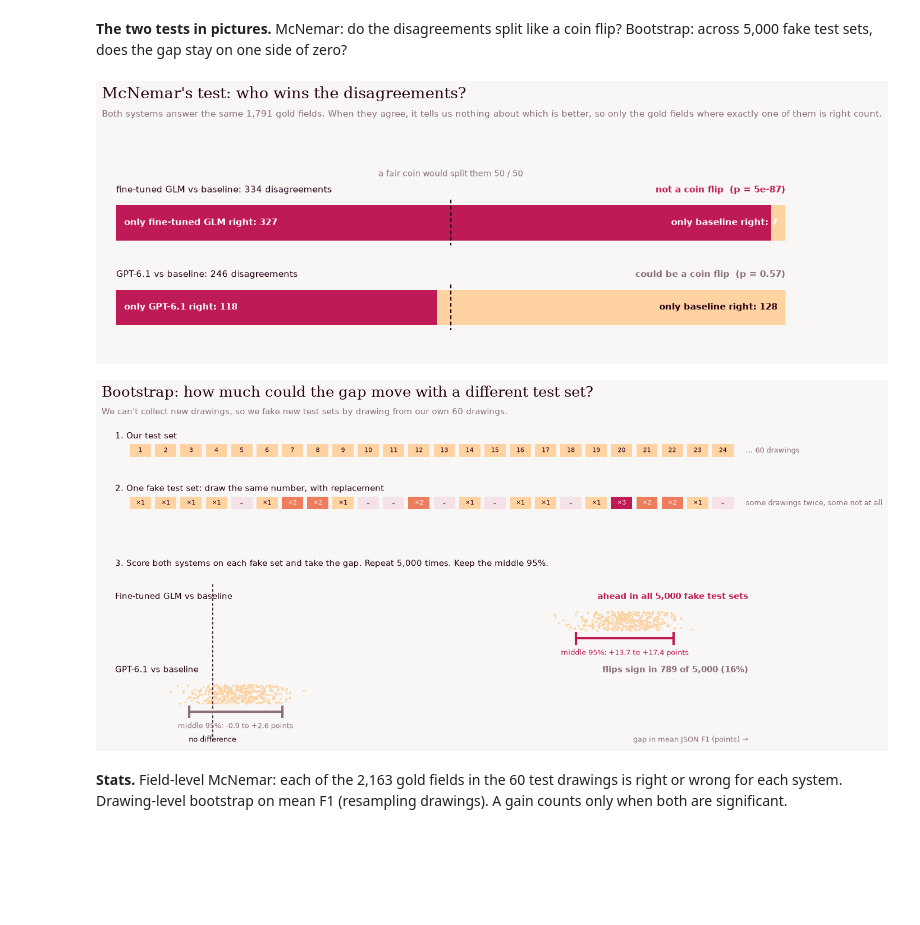
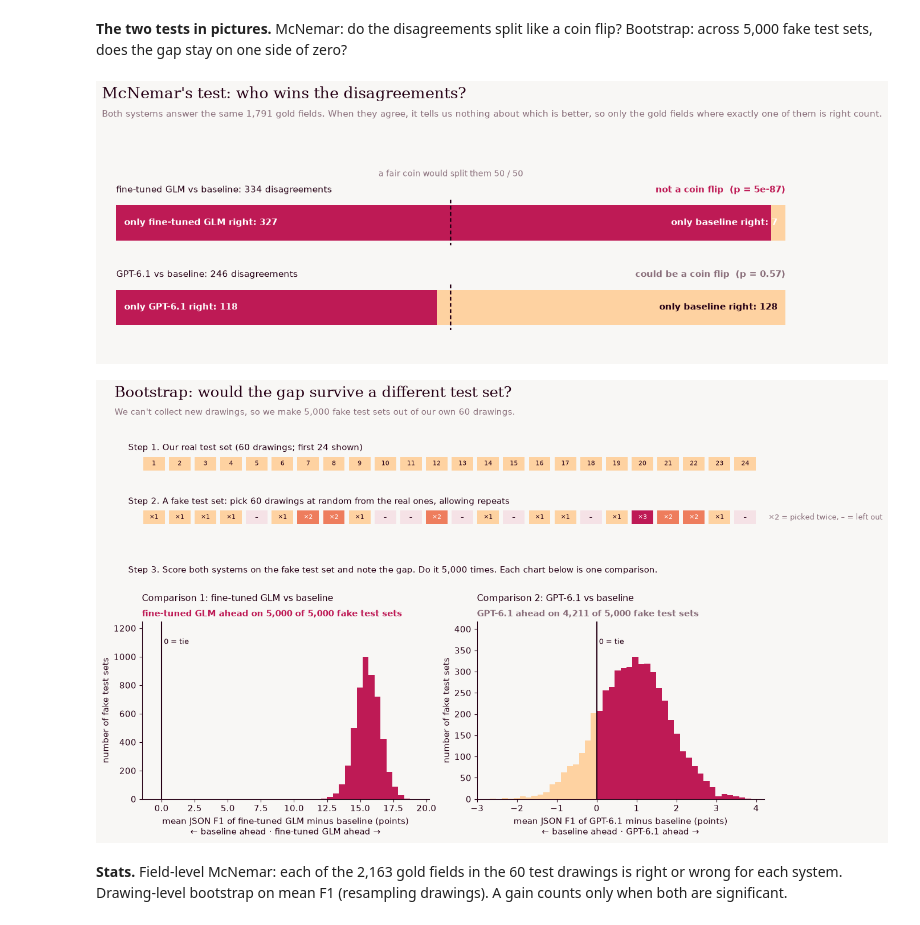
Before and after one commit to sinanuozdemir/ai-experiments, a Jupyter notebook: experiments/eng-drawings-extraction/03_sft.ipynb, the cells around one changed output. Drawn from its saved outputs; the diff is of its cells as text; code cells hidden in the pictures; blank space fills up the shorter version.

Commit message:
Simpler bootstrap figure: one labelled histogram per comparison
Co-authored-by: Cursor <cursoragent@cursor.com>

```diff
--- a/experiments/eng-drawings-extraction/03_sft.ipynb
+++ b/experiments/eng-drawings-extraction/03_sft.ipynb
@@ -84,14 +84,14 @@ rep.significance_table([("glm_sft", "glm_oneshot"), ("glm_sft", "glm_fewshot_vot
 # %%
 rep.fv.mcnemar_figure(
     [("fine-tuned GLM", "baseline", "not a coin flip", rep.compare("glm_sft", "glm_oneshot")),
      ("GPT-6.1", "baseline", "could be a coin flip", rep.compare("gpt61_oneshot", "glm_oneshot"))],
     unit="gold field", n_items=1791, save="mcnemar")
 rep.fv.bootstrap_figure(
-    [("Fine-tuned GLM vs baseline", rep.compare("glm_sft", "glm_oneshot")),
-     ("GPT-6.1 vs baseline", rep.compare("gpt61_oneshot", "glm_oneshot"))],
+    [("fine-tuned GLM", "baseline", rep.compare("glm_sft", "glm_oneshot")),
+     ("GPT-6.1", "baseline", rep.compare("gpt61_oneshot", "glm_oneshot"))],
     n_clusters=60, cluster="drawing", metric="mean JSON F1", save="bootstrap")
 # %% [output]
 [figure]
-[figure, old version]
+[figure, new version]
 # %% [markdown]
 **Stats.** Field-level McNemar: each of the 2,163 gold fields in the 60 test drawings is right or wrong for each system. Drawing-level bootstrap on mean F1 (resampling drawings). A gain counts only when both are significant.
```
Also changed, not shown: parts of 1 cell of this notebook, 8 other files.
